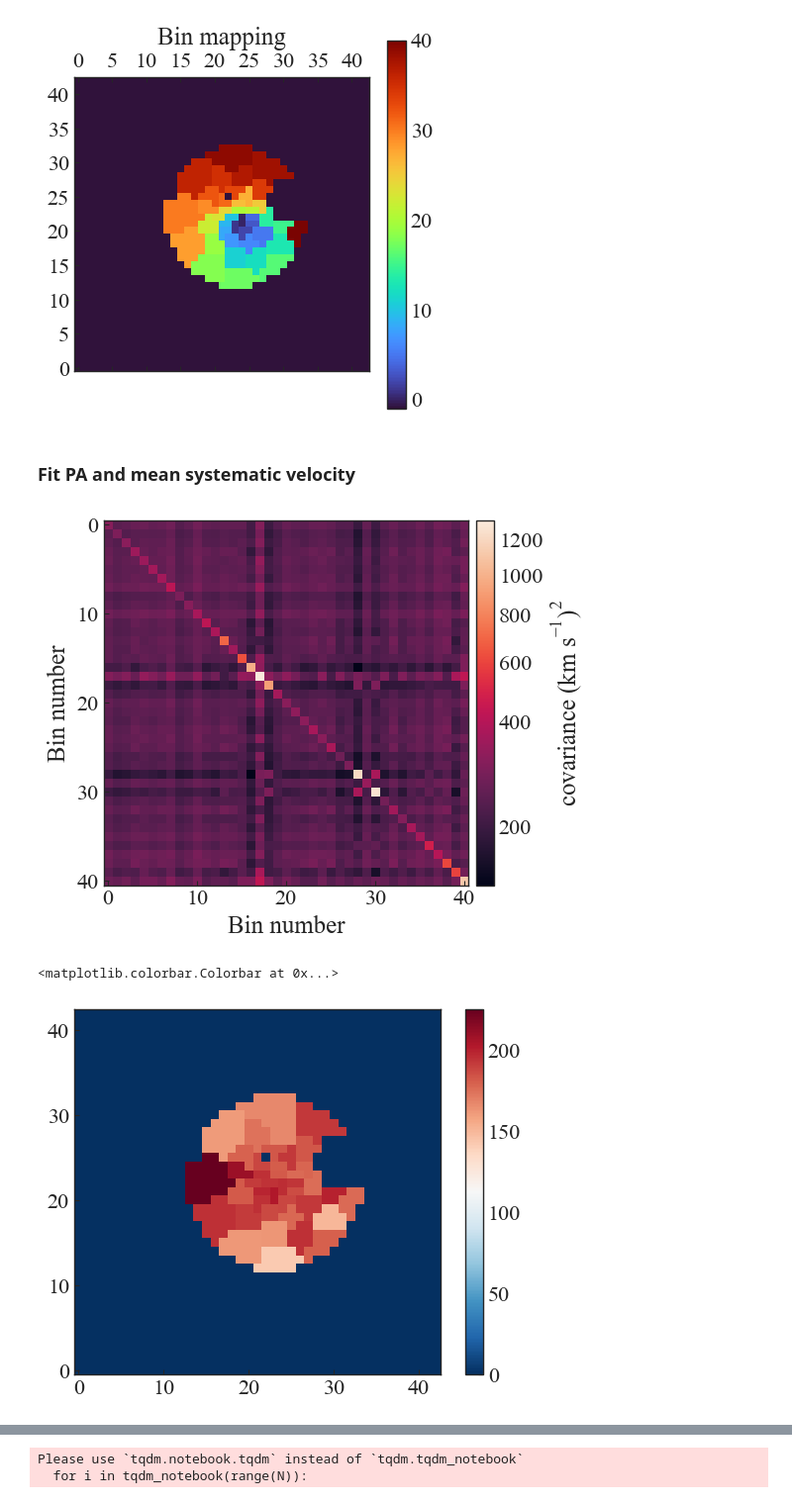
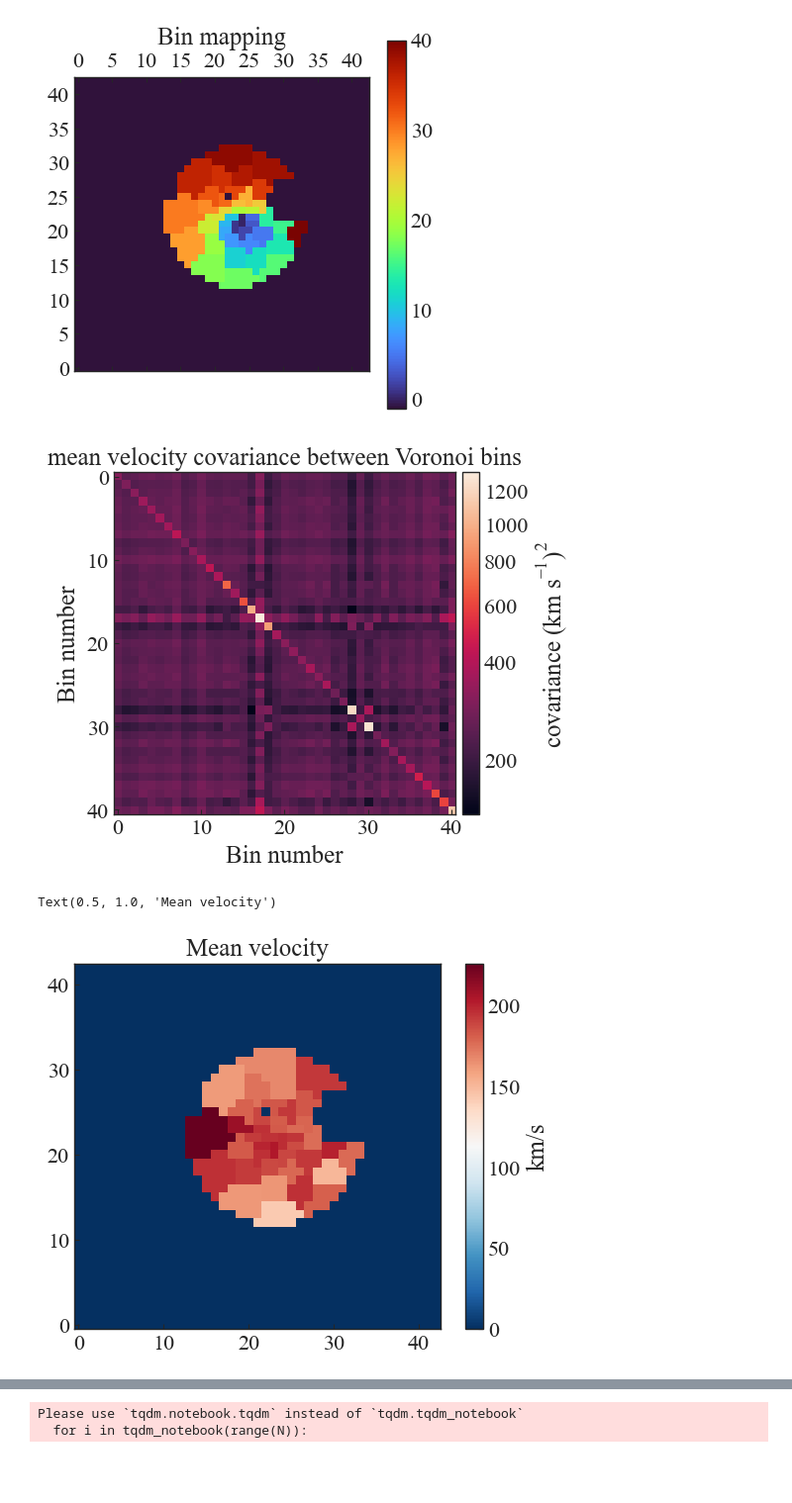
Before and after one commit to TDCOSMO/RXJ1131_KCWI, a Jupyter notebook: Plot kinematic maps, get oblateness probability, radial profile.ipynb, the cells around one changed output, grey strips where cells are left out. Shown at 99% size. Cells and saved outputs as stored; diff of their text form; code cells hidden in the pictures; blank space fills up the shorter version.

Commit message:
Update plotting notebooks

```diff
--- a/Plot kinematic maps, get oblateness probability, radial profile.ipynb
+++ b/Plot kinematic maps, get oblateness probability, radial profile.ipynb
@@ -70,8 +71,6 @@ covariance.shape
 bin_mapping = load_bin_mapping(target_snr_per_bin=snr_per_bin, plot=True);
 # %% [output]
 [figure]
-# %% [markdown]
-### Fit PA and mean systematic velocity
 # %%
 norm = simple_norm(covariance_velocity, 'sqrt')
 
@@ -89,12 +88,14 @@ cbar = fig.colorbar(im, cax=cax, label=r'covariance (km s$^{-1}$)$^{2}$')
 ax.set_xlabel('Bin number')
 ax.set_ylabel('Bin number')
 
+ax.set_title('mean velocity covariance between Voronoi bins')
 fig.tight_layout()
 # %% [output]
-[figure, old version]
+[figure, new version]
 # %%
 plt.imshow(get_kinematics_maps(binned_velocity, bin_mapping), origin='lower', cmap='RdBu_r')
-plt.colorbar()
+plt.colorbar(label='km/s')
+plt.title('Mean velocity')
 # %% [output]
-<matplotlib.colorbar.Colorbar at 0x...>
+Text(0.5, 1.0, 'Mean velocity')
-[figure, old version]
+[figure, new version]
```
Also changed, not shown: parts of 56 cells of this notebook, 1 other file.
